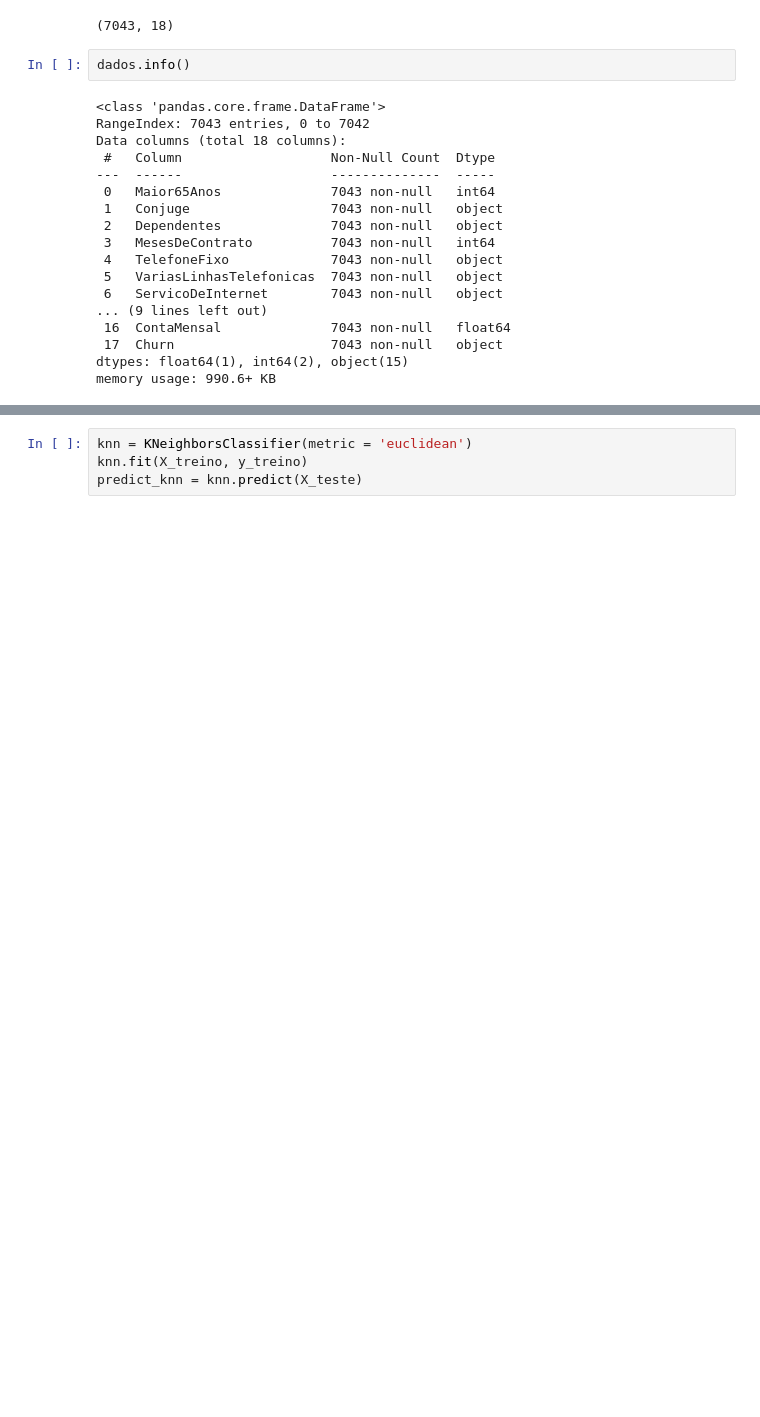
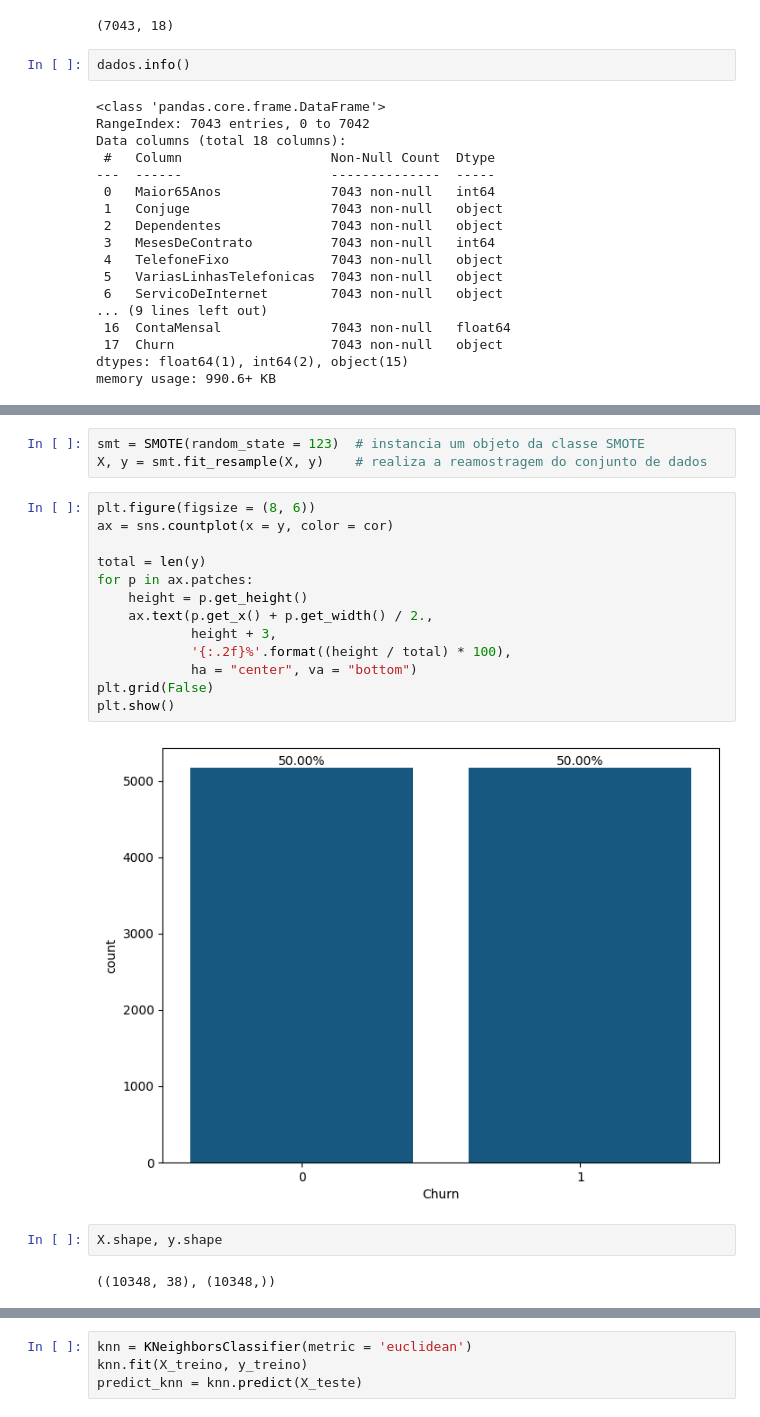
Before and after one commit to jesyavl/EX_ML01_churn, a Jupyter notebook: churn.ipynb, the cells around one changed output, grey strips where cells are left out. Drawn from its saved outputs; the diff is of its cells as text; blank space fills up the shorter version.

```diff
--- a/churn.ipynb
+++ b/churn.ipynb
@@ -307,0 +192,22 @@ X_treino, X_teste, y_treino, y_teste = train_test_split(X_normalizado, y, test_s
+# %%
+smt = SMOTE(random_state = 123)  # instancia um objeto da classe SMOTE
+X, y = smt.fit_resample(X, y)    # realiza a reamostragem do conjunto de dados
+# %%
+plt.figure(figsize = (8, 6))
+ax = sns.countplot(x = y, color = cor)
+
+total = len(y)
+for p in ax.patches:
+    height = p.get_height()
+    ax.text(p.get_x() + p.get_width() / 2.,
+            height + 3,
+            '{:.2f}%'.format((height / total) * 100),
+            ha = "center", va = "bottom")
+plt.grid(False)
+plt.show()
+# %% [output]
+[figure, added]
+# %%
+X.shape, y.shape
+# %% [output]
+((10348, 38), (10348,))
```
Also changed, not shown: parts of 114 cells of this notebook.
